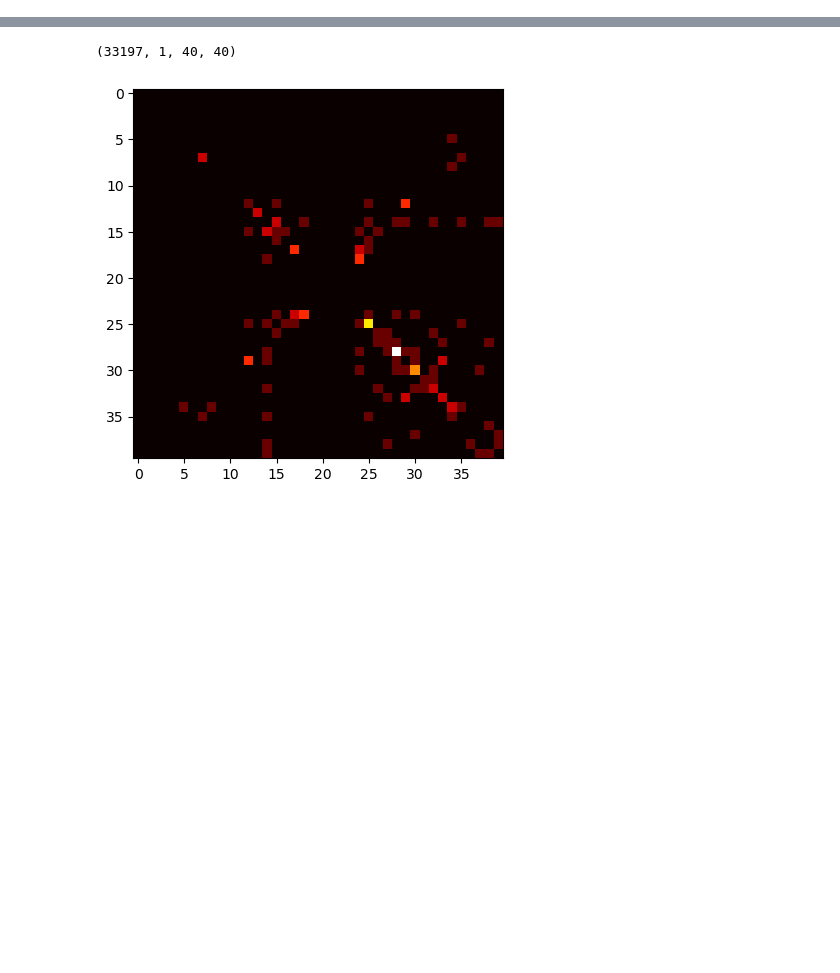
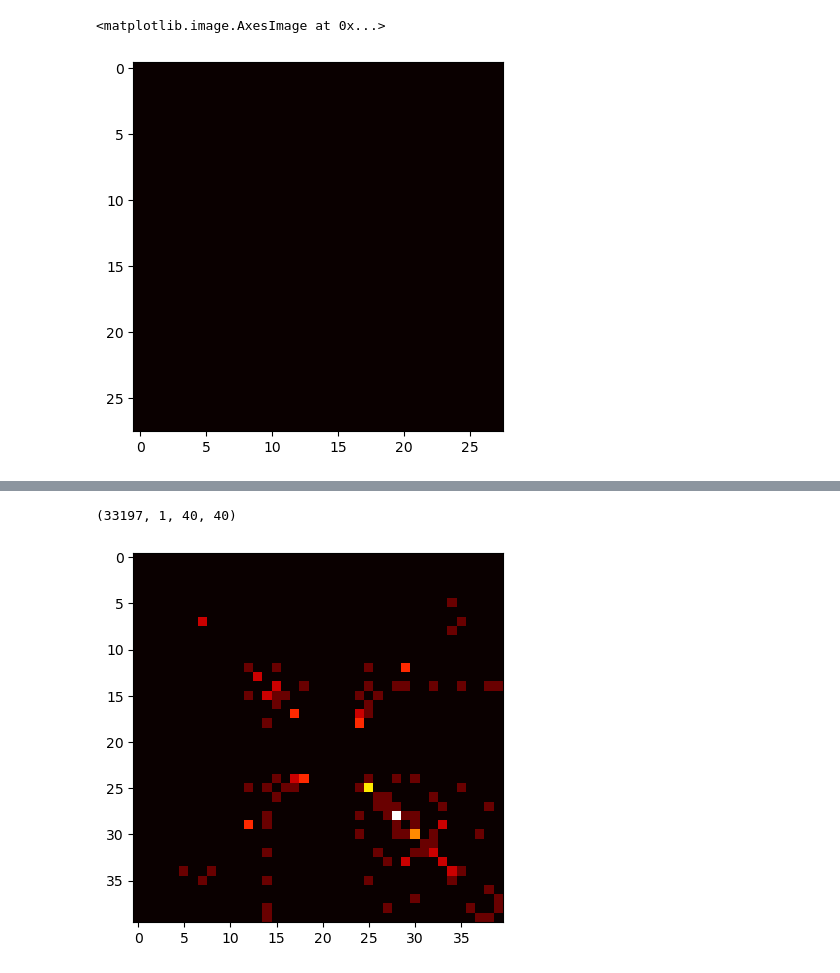
Before and after one commit to jkrLab/HiHiC, a Jupyter notebook: train.ipynb, the cells around one changed output, grey strips where cells are left out. Drawn from its saved outputs; the diff is of its cells as text; code cells hidden in the pictures; blank space fills up the shorter version.

```diff
--- a/train.ipynb
+++ b/train.ipynb
@@ -5,3 +5,15 @@ import matplotlib.pyplot as plt
 
 path = os.getcwd()
 random.seed(100)
+# %%
+# hicplus
+z = np.load('/data/HiHiC-main/output/SRHiC_predict_16.npz', allow_pickle=True)
+
+z.files
+z['data'].shape #(3952, 28, 28, 1)
+z['data'][0,:,:,0].shape # (28, 28)
+# z[:,:,:40].shape
+plt.imshow(z['data'][0,:,:,0], cmap='hot')
+# %% [output]
+<matplotlib.image.AxesImage at 0x...>
+[figure, added]
```
Also changed, not shown: parts of 26 cells of this notebook, 20 other files.
